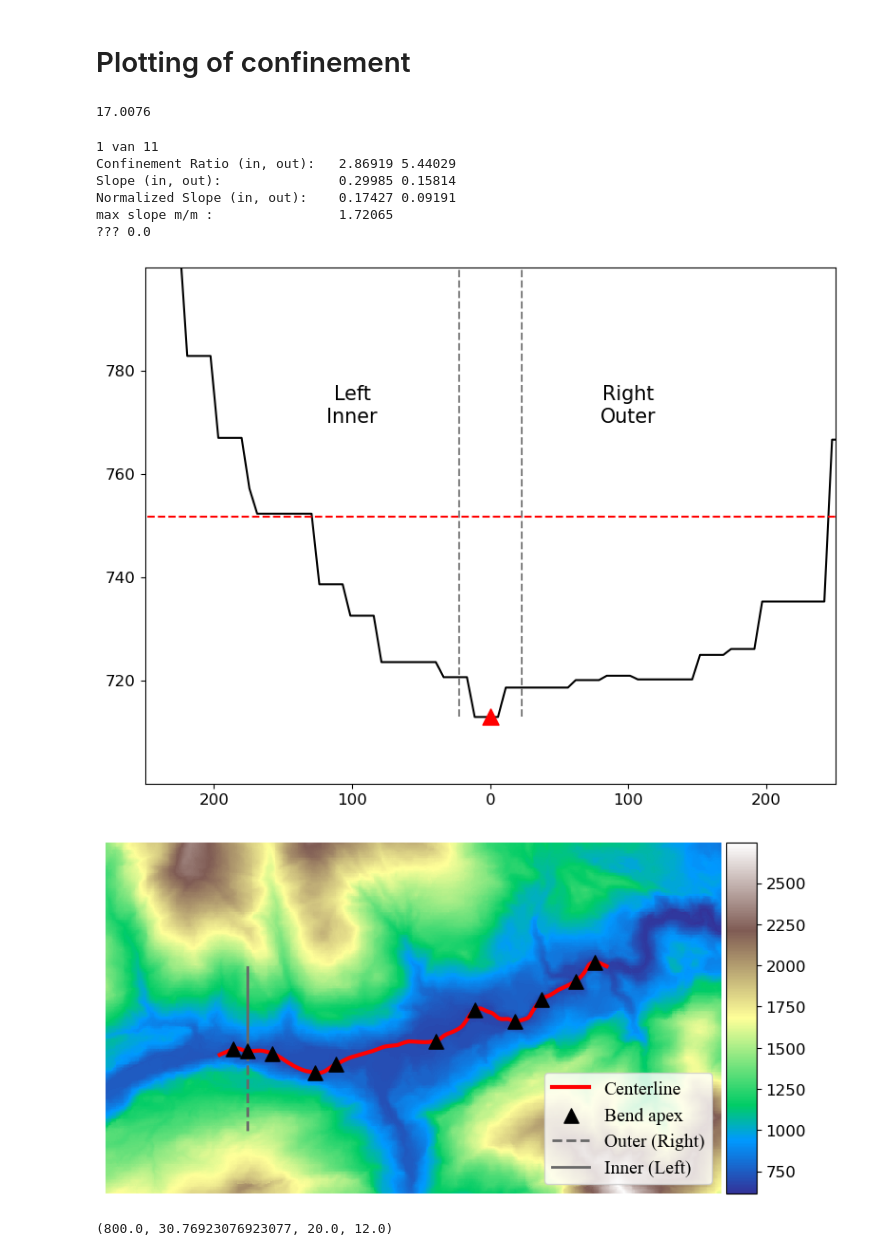
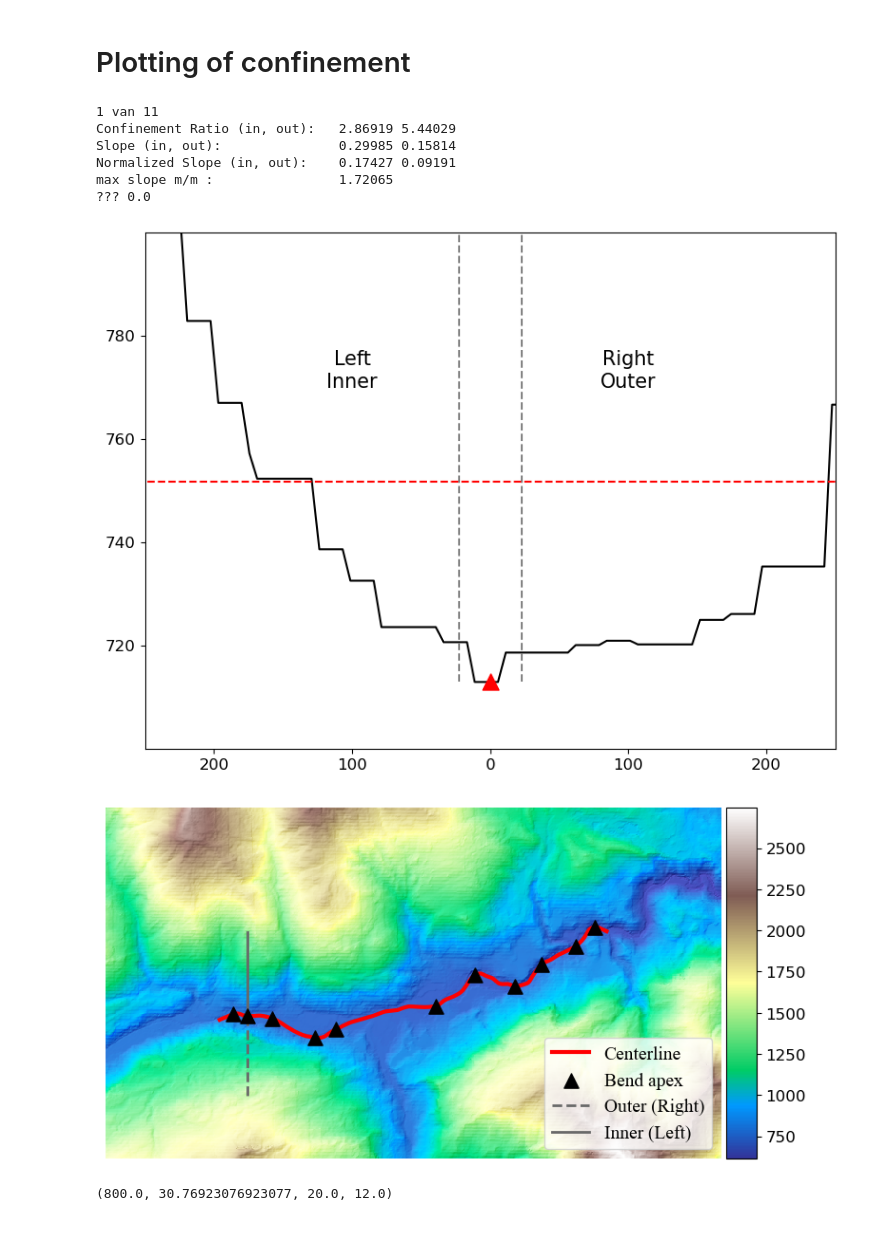
Before and after one commit to niekcde/river-confinement, a Jupyter notebook: analysis/test_orthogonals.ipynb, the cells around one changed output. Drawn from its saved outputs; the diff is of its cells as text; code cells hidden in the pictures.

```diff
--- a/analysis/test_orthogonals.ipynb
+++ b/analysis/test_orthogonals.ipynb
@@ -274,7 +291,16 @@ def plotExtraLine(df, rid, localCRS):
     line = dfReach.iloc[0]['geometry']
     return line
 # %%
-def plot(apexID,row,hf, plotProf =True, plotDEM = True, figureType = 'Regular'):
+def plot(apexID,row,hf, plotProf =True, plotDEM = True, figureType = 'Regular',
+         hillshade=True, hillshade_alpha=0.3, hillshade_mode='overlay'):
+    """Plot with optional 'overlay' or 'soft_light' shading; alpha sets strength (0–1)."""
+    if hillshade_mode not in {'overlay', 'soft_light'}:
+        raise ValueError("hillshade_mode must be 'overlay' or 'soft_light'.")
+    if not 0 <= hillshade_alpha <= 1:
+        raise ValueError('hillshade_alpha must be between 0 and 1.')
+    # Shared styling also supports plotting only the DEM.
+    axis_label_size, textSize, axis_tick_size = 15, 15, 12
+    outsideColor = innsideColor = 'dimgray'
     def plot_prep(apexID):
         bendMW = bendMaxWidths[apexID]
         bendW  = bendWidths[apexID]
@@ -537,6 +563,35 @@ def plot(apexID,row,hf, plotProf =True, plotDEM = True, figureType = 'Regular'):
         vmin = rasterValues[rasterValues != -9999].min()
         im = raster.plot(ax = ax2, vmin = vmin, vmax = raster.max(), cmap = 'terrain', zorder = 0,
                     add_colorbar=False)
+        if hillshade and hillshade_alpha > 0:
+            from matplotlib.colors import LightSource
+
+            # North at the top; coordinate spacing and elevations are in metres.
+            shade_dem = raster.transpose('y', 'x').sortby('x').sortby('y', ascending=False)
+            elevation = shade_dem.values.astype(float)
+            valid = np.isfinite(elevation) & (elevation != -9999)
+            if valid.any() and min(elevation.shape) >= 2:
+                dx = float(np.abs(np.diff(shade_dem.x.values)).mean())
+                dy = float(np.abs(np.diff(shade_dem.y.values)).mean())
+                light = LightSource(azdeg=315, altdeg=45)
+                intensity = light.hillshade(
+                    np.ma.array(elevation, mask=~valid), dx=dx, dy=dy,
+                )
+                shade = shade_dem.copy(data=np.ma.filled(intensity, np.nan))
+                shade = shade.where(valid)
+                if hillshade_mode == 'overlay':
+                    shade.plot(ax=ax2, cmap='gray', vmin=0, vmax=1,
+                               alpha=hillshade_alpha, zorder=1, add_colorbar=False)
+                else:
+                    # Use the same elevation colours and normalization as the colourbar.
+                    rgb = im.cmap(im.norm(elevation))[..., :3]
+                    illumination = np.nan_to_num(shade.values, nan=0.5)[..., None]
+                    blended = light.blend_soft_light(rgb, illumination)
+                    mixed = (1 - hillshade_alpha) * rgb + hillshade_alpha * blended
+                    rgba = np.dstack((mixed, np.isfinite(shade.values).astype(float)))
+                    ax2.pcolormesh(shade_dem.x.values, shade_dem.y.values, rgba,
+                                   shading='auto', zorder=1)
+
         ax2.set_title('')
 
 
@@ -571,11 +626,6 @@ def plot(apexID,row,hf, plotProf =True, plotDEM = True, figureType = 'Regular'):
         plt.savefig('/Volumes/PhD/confinement/results/figures/' +
                     f'confinement_metric_dem_{figureType}.png', dpi= 1000, bbox_inches = 'tight')
         plt.show()
-# %%
-mm = 2.8346
-6*mm
-# %% [output]
-17.0076
 # %%
 # unconfined,partial,  partial OS, confined
 # 5882, 6028/6012, 5862
@@ -586,35 +636,35 @@ figureType = 'Methods' # 6130
 # figureType = 'Unconfined' #5882
 # figureType = 'Partial' # 6028
 # figureType = 'PartialOS' # 6012
 # figureType = 'Confined' #5862
 if figureType == 'Methods':
     apex_id = 1
 if figureType == 'Unconfined':
     apex_id = 5
 if figureType == 'Partial':
     apex_id = 1
 if figureType == 'PartialOS':
     apex_id = 6
 if figureType == 'Confined':
     apex_id = 0
 
 for i in [apex_id]:
 # for i in range(len(po)):
     print(f'{i} van {len(po)}')
-    plot(i, dfReach,10, True, True, figureType)
+    plot(i, dfReach,10, True, True, figureType, hillshade_mode='soft_light', hillshade_alpha=1)
     print()
     # print(
 
 # plot(4, dfReach)
 # %% [output]
 1 van 11
 Confinement Ratio (in, out):   2.86919 5.44029
 Slope (in, out):               0.29985 0.15814
 Normalized Slope (in, out):    0.17427 0.09191
 max slope m/m :                1.72065
 ??? 0.0
 [figure]
-[figure, old version]
+[figure, new version]
 # %%
 20000/25, 4000/130, 1200/60,3000/250
 # %% [output]
```
Also changed, not shown: parts of 7 cells of this notebook, 3 other files.
